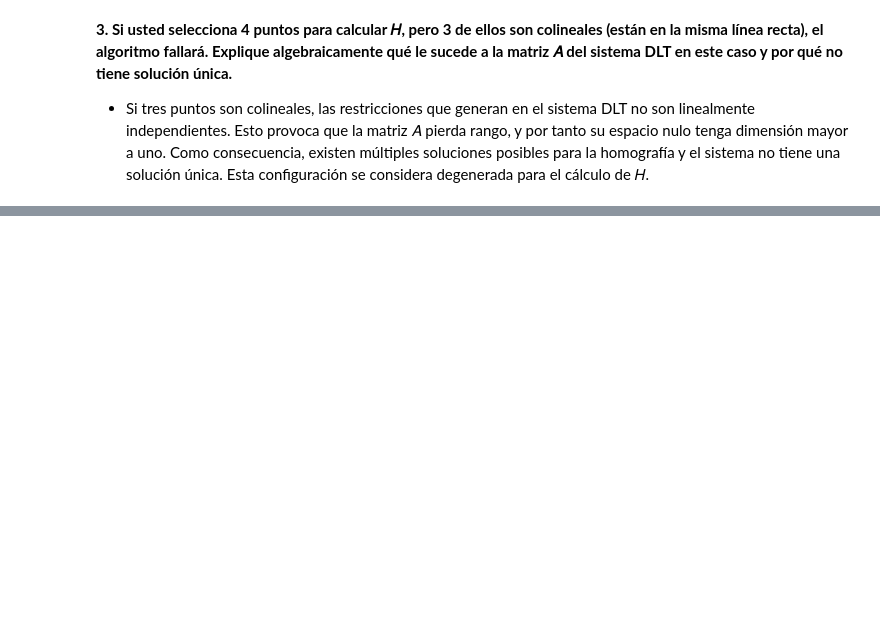
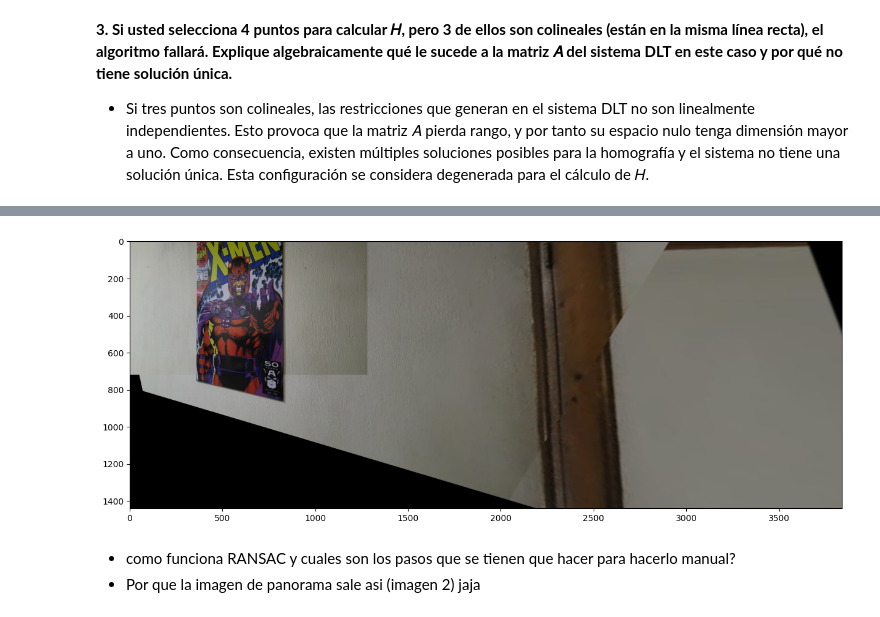
Before and after one commit to alee2602/LAB4-VPC, a Jupyter notebook: main.ipynb, the cells around one changed output, grey strips where cells are left out. Drawn from its saved outputs; the diff is of its cells as text; code cells hidden in the pictures; blank space fills up the shorter version.

```diff
--- a/main.ipynb
+++ b/main.ipynb
@@ -38,0 +83,15 @@ Link del repositorio: https://github.com/alee2602/LAB4-VPC
+# %%
+def normalizar_puntos(puntos):
+    mean = np.mean(puntos, axis=0)
+    std = np.std(puntos)
+
+    T = np.array([
+        [1/std, 0, -mean[0]/std],
+        [0, 1/std, -mean[1]/std],
+        [0, 0, 1]
+    ])
+
+    puntos_h = np.hstack((puntos, np.ones((puntos.shape[0],1))))
+    puntos_norm = (T @ puntos_h.T).T
+
+    return puntos_norm, T
@@ -38,0 +205,33 @@ Link del repositorio: https://github.com/alee2602/LAB4-VPC
+# %%
+H12, inliers12 = ransac_homografia(matches, kp1, kp2)
+
+h2, w2 = img2.shape[:2]
+
+panorama12 = cv2.warpPerspective(img1, H12, (w2*2, h2))
+panorama12[0:h2, 0:w2] = img2
+
+pan_gray = cv2.cvtColor(panorama12, cv2.COLOR_BGR2GRAY)
+img3_gray = cv2.cvtColor(img3, cv2.COLOR_BGR2GRAY)
+
+kp_pan, des_pan = sift.detectAndCompute(pan_gray, None)
+kp3, des3 = sift.detectAndCompute(img3_gray, None)
+
+bf = cv2.BFMatcher(cv2.NORM_L2, crossCheck=True)
+matches23 = bf.match(des_pan, des3)
+matches23 = sorted(matches23, key=lambda x: x.distance)
+# %%
+H23, inliers23 = ransac_homografia(matches23, kp_pan, kp3)
+# %%
+h3, w3 = img3.shape[:2]
+
+panorama_final = cv2.warpPerspective(panorama12, H23, (w3*3, h3*2))
+panorama_final[0:h3, 0:w3] = img3
+
+plt.figure(figsize=(15,8))
+plt.imshow(cv2.cvtColor(panorama_final, cv2.COLOR_BGR2RGB))
+plt.show()
+# %% [output]
+[figure, added]
+# %% [markdown]
+* como funciona RANSAC y cuales son los pasos que se tienen que hacer para hacerlo manual?
+* Por que la imagen de panorama sale asi (imagen 2) jaja
```
Also changed, not shown: parts of 11 cells of this notebook, 9 other files.
